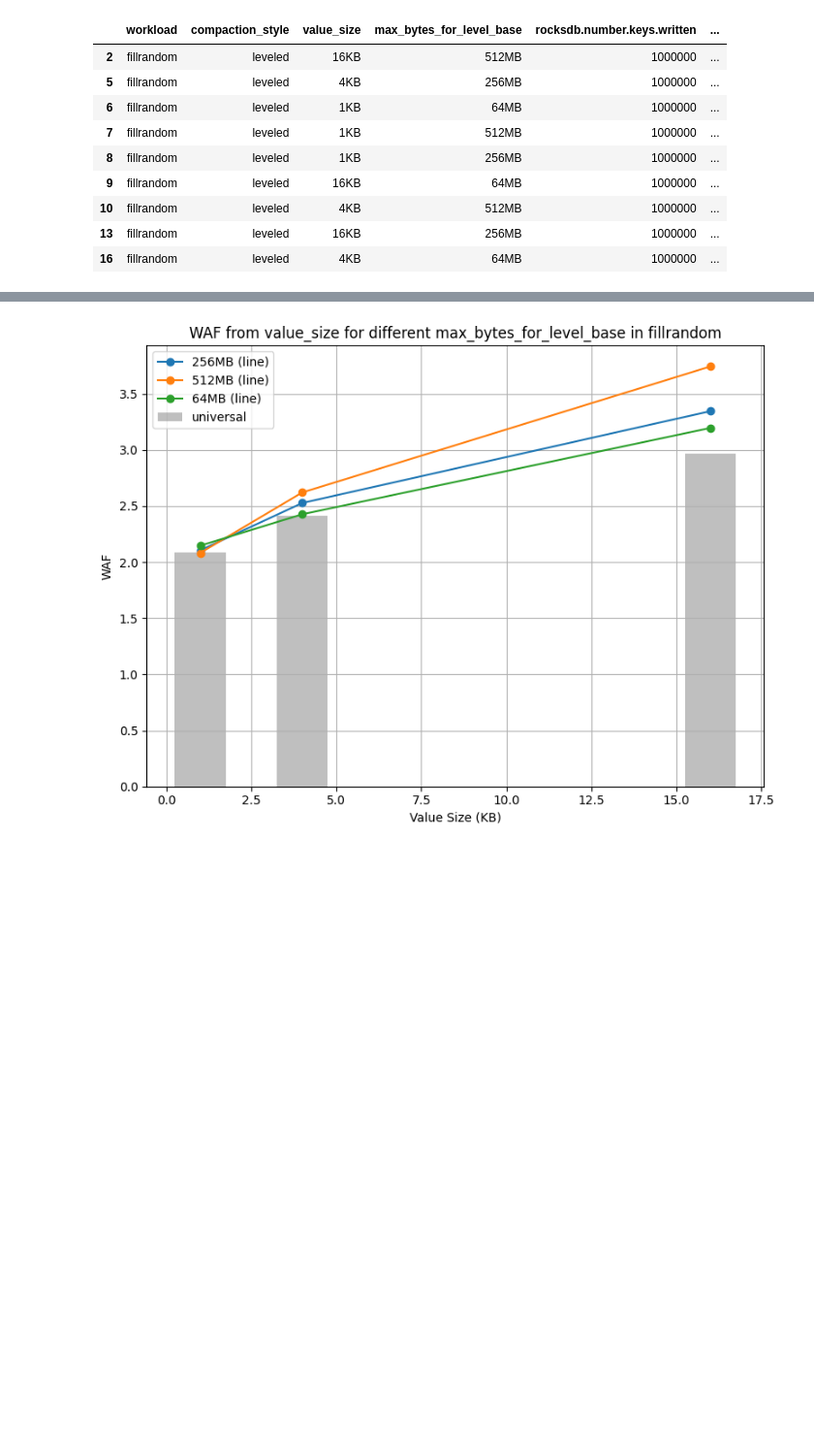
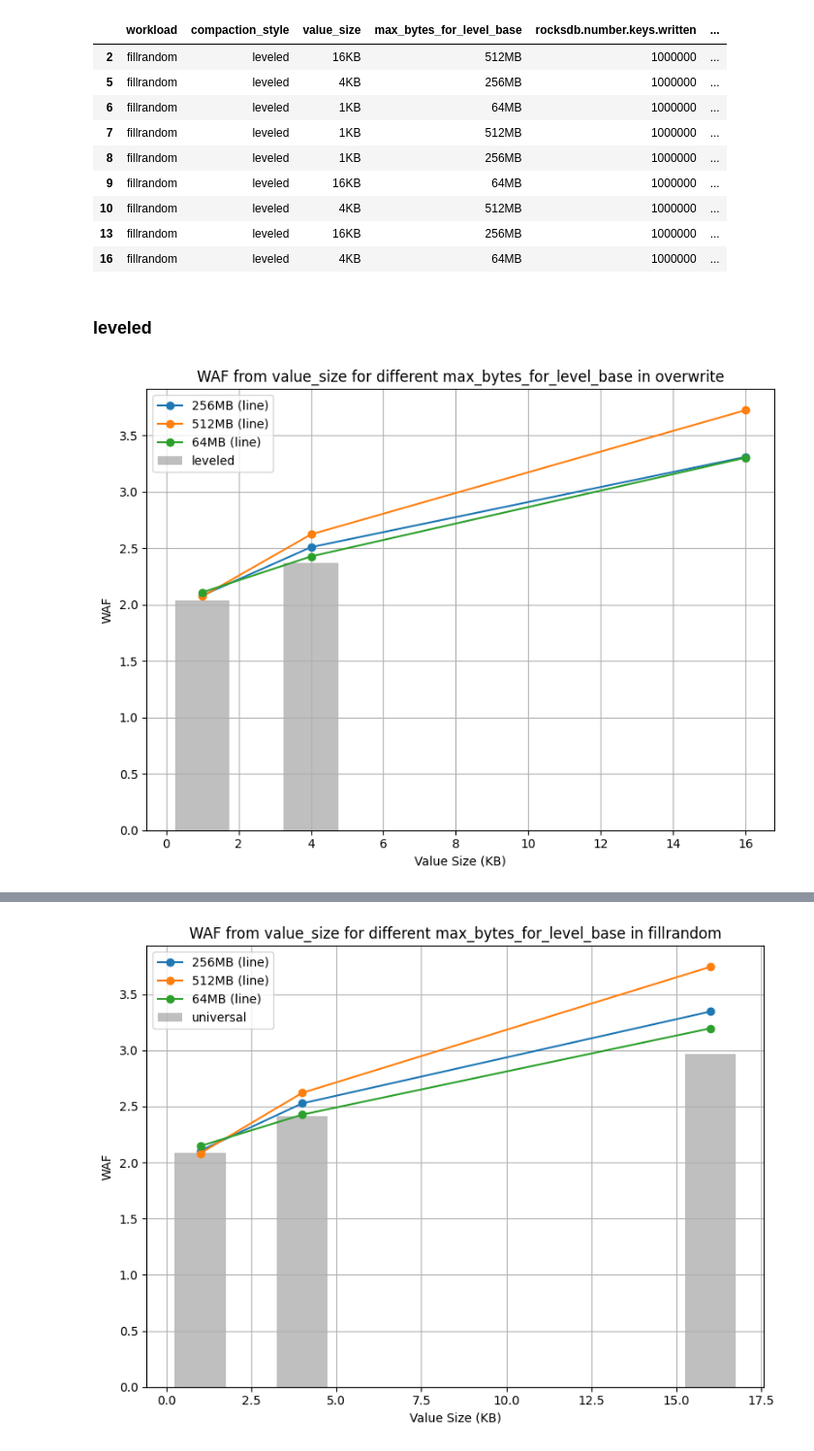
Before and after one commit to yrc00/opensource_sw_analysis, a Jupyter notebook: Lab1/H1/h1_graph.ipynb, the cells around one changed output, grey strips where cells are left out. Shown at 97% size. Cells and saved outputs as stored; diff of their text form; code cells hidden in the pictures; blank space fills up the shorter version.

```diff
--- a/Lab1/H1/h1_graph.ipynb
+++ b/Lab1/H1/h1_graph.ipynb
@@ -130,3 +165,9 @@ base_fillrandom
 | 10 | fillrandom | leveled | 4KB | 512MB | 1000000 | ... |
 | 13 | fillrandom | leveled | 16KB | 256MB | 1000000 | ... |
 | 16 | fillrandom | leveled | 4KB | 64MB | 1000000 | ... |
+# %% [markdown]
+### leveled
+# %%
+plot_graph(base_overwrite, leveled_overwrite, col="max_bytes_for_level_base", compare="leveled", workload="overwrite")
+# %% [output]
+[figure, added]
```
Also changed, not shown: parts of 17 cells of this notebook, 13 other files.
